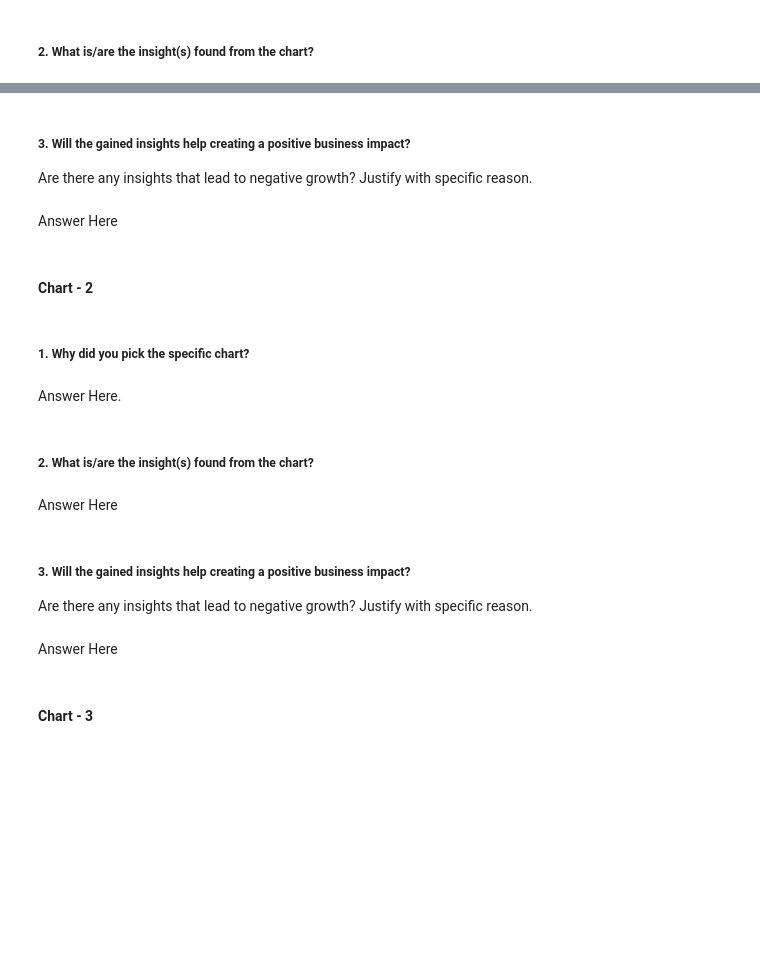
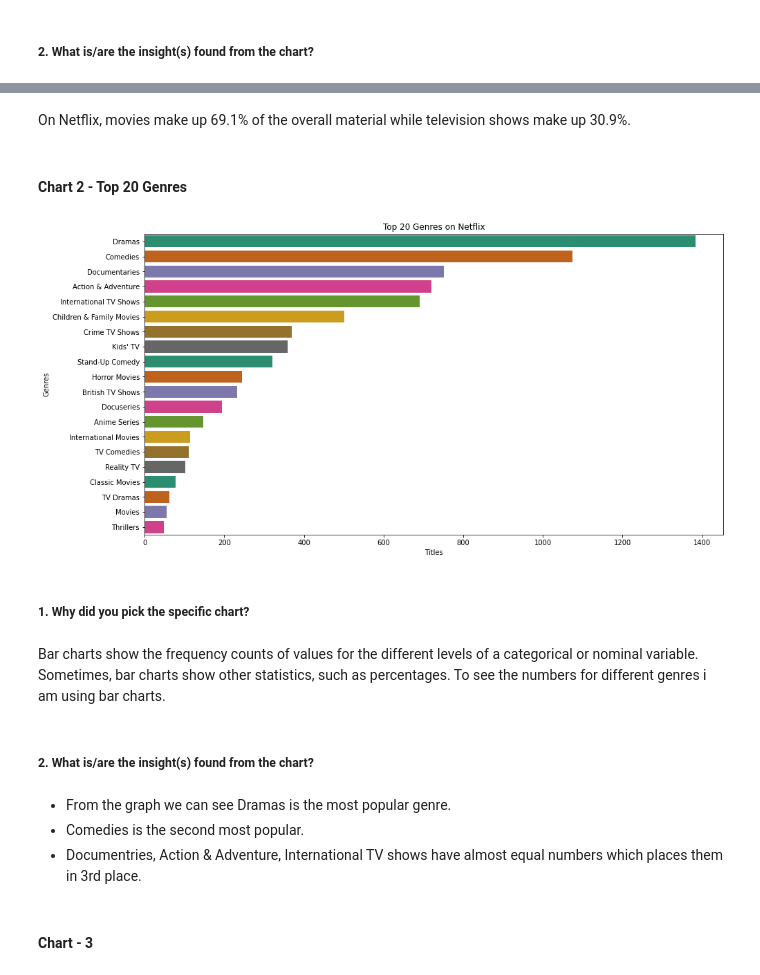
Before and after one commit to shivashukla02/Netflix-Movies-and-TV-Show-Clustering-Unsupervised, a Jupyter notebook: Netflix_Movies_and_TV_Show_Clustering_unsupervised.ipynb, the cells around one changed output, grey strips where cells are left out. Drawn from its saved outputs; the diff is of its cells as text; code cells hidden in the pictures; blank space fills up the shorter version.

```diff
--- a/Netflix_Movies_and_TV_Show_Clustering_unsupervised.ipynb
+++ b/Netflix_Movies_and_TV_Show_Clustering_unsupervised.ipynb
@@ -327,0 +326,7 @@ unique_values.plot.bar(logy=True, figsize=(25, 10), title="Structure of numerica
+# %%
+# Write your code to make your dataset analysis ready.
+# Create new features to store date, day, month and year seperately.
+df_netflix["date_added"] = pd.to_datetime(df_netflix['date_added'])
+df_netflix['day_added'] = df_netflix['date_added'].dt.day
+df_netflix['year_added'] = df_netflix['date_added'].dt.year
+df_netflix['month_added'] = df_netflix['date_added'].dt.month
@@ -346,7 +386,4 @@ Answer Here
-# %% [markdown]
-##### 3. Will the gained insights help creating a positive business impact?
-Are there any insights that lead to negative growth? Justify with specific reason.
-# %% [markdown]
-Answer Here
+# %% [markdown]
+On Netflix, movies make up 69.1% of the overall material while television shows make up 30.9%.
 # %% [markdown]
-#### Chart - 2
+#### Chart 2 - Top 20 Genres
@@ -355,15 +390,29 @@ Answer Here
+# %%
+# Chart - 2 visualization code
+#Plotting a barplot for getting top 20 genres
+# Seprating Genres
+genres = df_netflix.set_index('title').listed_in.str.split(', ', expand=True).stack().reset_index(level=1, drop=True);
+
+# ploting graph for top 20 genres
+plt.figure(figsize=(15,8))
+g = sns.countplot(y = genres, order=genres.value_counts().index[:20],palette = "Dark2")
+plt.title('Top 20 Genres on Netflix')
+plt.xlabel('Titles')
+plt.ylabel('Genres')
+plt.show()
+# %% [output]
+[figure, added]
 # %% [markdown]
 ##### 1. Why did you pick the specific chart?
-# %% [markdown]
-Answer Here.
+# %% [markdown]
+Bar charts show the frequency counts of values for the different levels of a categorical or nominal variable. Sometimes, bar charts show other statistics, such as percentages. To see the numbers for different genres i am using bar charts.
 # %% [markdown]
 ##### 2. What is/are the insight(s) found from the chart?
-# %% [markdown]
-Answer Here
-# %% [markdown]
-##### 3. Will the gained insights help creating a positive business impact?
-Are there any insights that lead to negative growth? Justify with specific reason.
-# %% [markdown]
-Answer Here
+# %% [markdown]
+
+
+*   From the graph we can see Dramas is the most popular genre.
+*   Comedies is the second most popular.
+*   Documentries, Action & Adventure, International TV shows have almost equal numbers which places them in 3rd place.
 # %% [markdown]
 #### Chart - 3
```
Also changed, not shown: parts of 35 cells of this notebook.
